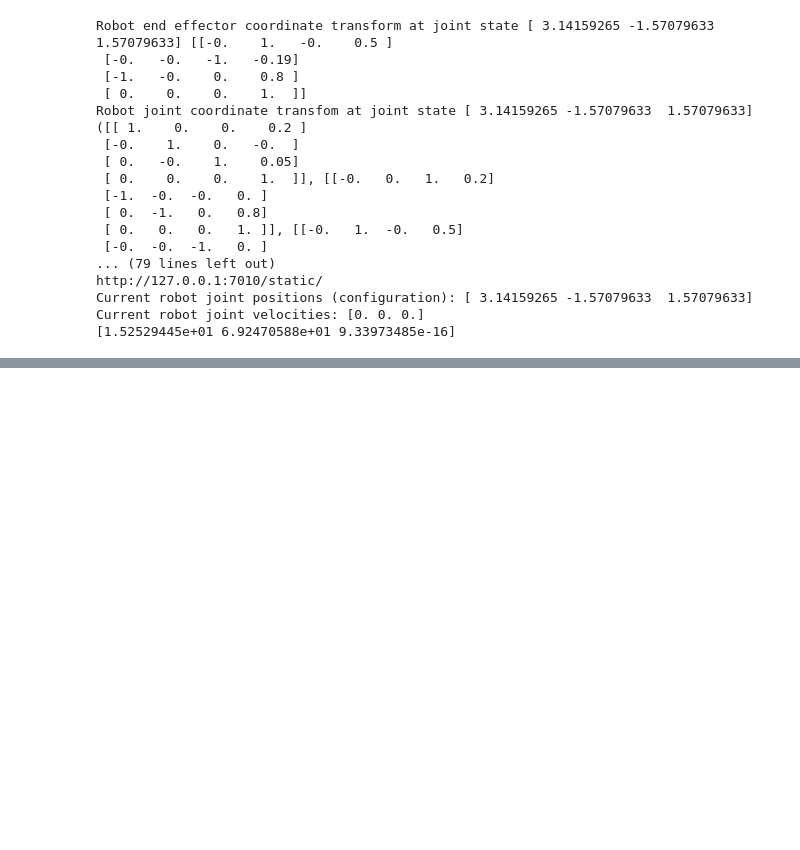
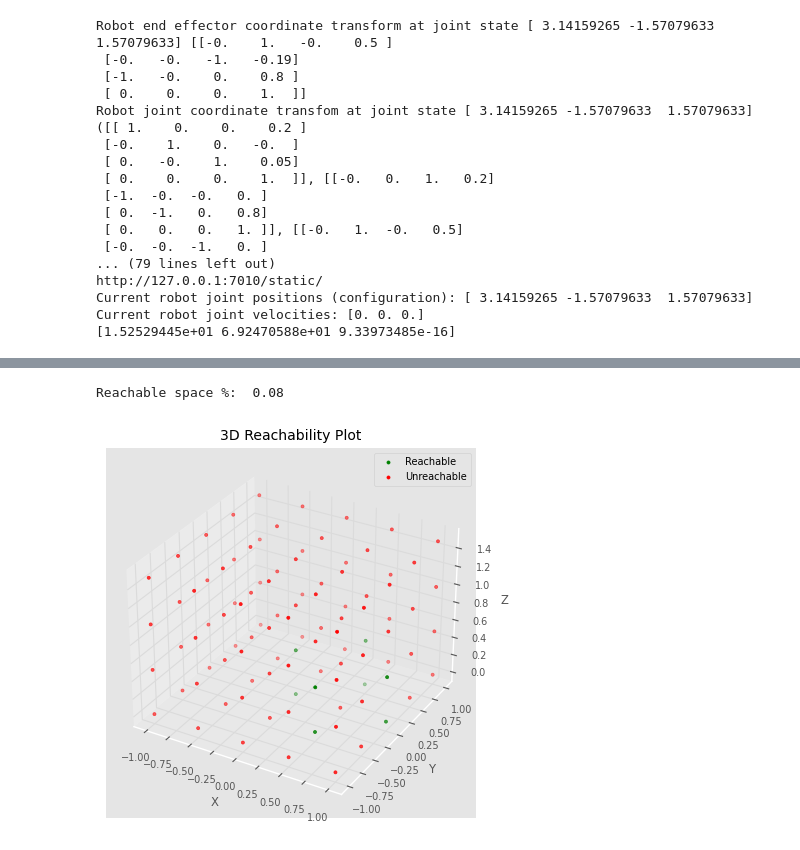
Before and after one commit to LIYunzhe1408/OptiBots, a Jupyter notebook: examples/reachability.ipynb, the cells around one changed output, grey strips where cells are left out. Saved outputs shown, nothing was run; the diff lists cells and outputs as text; code cells hidden in the pictures; blank space fills up the shorter version.

Commit message:
added inverse kinematics and reachability visualization

```diff
--- a/examples/reachability.ipynb
+++ b/examples/reachability.ipynb
@@ -134,0 +141,6 @@ Specific pose valid:  False
+# %%
+def inverse_kinematics(robot, eff_pose):
+    transformation = Transformation(eff_pose)
+    tolerated_pose = ToleratedPose(transformation)
+
+    return robot.ik(tolerated_pose)
@@ -134,0 +237,8 @@ Specific pose valid:  False
+# %%
+space_dimensions = [2.0, 2.0, 2.0]
+reachable_points, unreachable_points, reachable_configs = check_reachable_cubes(long_robot, space_dimensions, 0.5, 0.1)
+print("Reachable space %: ", len(reachable_points) / (len(reachable_points) + len(unreachable_points)))
+plot_reachability(reachable_points, unreachable_points)
+# %% [output]
+Reachable space %:  0.08
+[figure, added]
```
Also changed, not shown: parts of 5 cells of this notebook.
